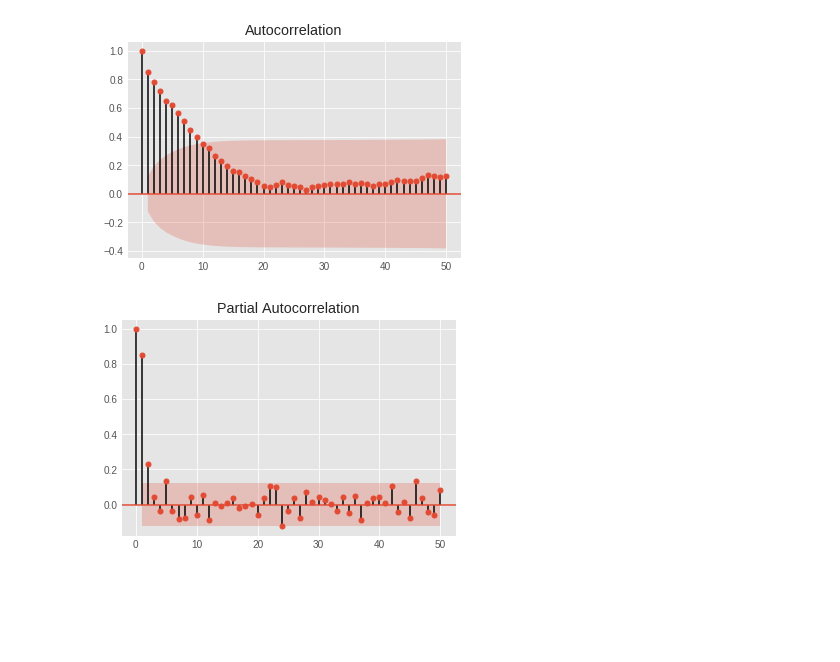
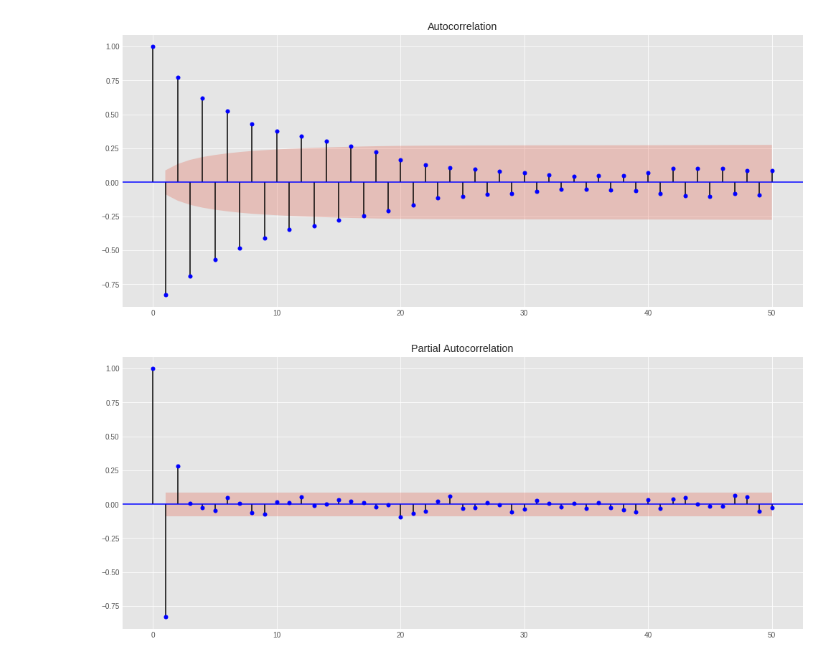
Before and after one commit to ErickEduardoAH/TimeSeriesAnalysis, a Jupyter notebook: 1.3 Time Series Stationary Models - Autoregresive Time Series.ipynb, the cells around one changed output. Saved outputs shown, nothing was run; the diff lists cells and outputs as text; code cells hidden in the pictures; blank space fills up the shorter version.

Commit message:
Agrego ACF yPACF AR 1

```diff
--- a/1.3 Time Series Stationary Models - Autoregresive Time Series.ipynb
+++ b/1.3 Time Series Stationary Models - Autoregresive Time Series.ipynb
@@ -290,0 +409,10 @@ ___
+# %%
+plt.style.use('ggplot')
+plt.figsize=(15,10)
+fig = plot_acf(AR_1['Xt'],lags=lags,c='b')
+fig.set_figwidth(17)
+fig.set_figheight(7)
+fig = plot_pacf(AR_1['Xt'],lags=lags,c='b')
+fig.set_figwidth(17)
+fig.set_figheight(7)
+plt.show()
@@ -292,14 +433,15 @@ ___
 import statsmodels.api as sm
 import numpy as np
 
-ar = np.array([.7,.2])
+ar = np.array([-0.6,.3])
 ma = np.array([0, 0])
-n = 250
+n = 500
 
 np.random.seed(42)
 Xt = sm.tsa.arma_generate_sample(np.r_[1, -ar],np.r_[1, ma],n,1)
 AR_2 = pd.DataFrame(Xt)
 AR_2.columns= ['Xt']
 
+plt.style.use('ggplot')
 plotTimeSeries(AR_2)
 # %% [output]
@@ -338,0 +478,10 @@ plt.show()
+# %%
+from statsmodels.graphics.tsaplots import plot_acf, plot_pacf
+from statsmodels.tsa.stattools import acf, pacf
+
+lags=50
+AR_2_CFS = pd.DataFrame([acf(AR_2['Xt'],nlags=lags),\
+                         pacf(AR_2['Xt'],nlags=lags)])\
+             .transpose()
+AR_2_CFS.columns = ['ACF_AR(2)','PACF_AR(2)']
+AR_2_CFS[:10]
@@ -339,12 +500,13 @@ plt.show()
 # %%
-from statsmodels.graphics.tsaplots import plot_acf
-from statsmodels.graphics.tsaplots import plot_pacf
-
 plt.style.use('ggplot')
 plt.figsize=(15,10)
-plot_acf(AR_2['Xt'],lags=50)
-plot_pacf(AR_2['Xt'],lags=50)
+fig = plot_acf(AR_2['Xt'],lags=lags,c='b')
+fig.set_figwidth(17)
+fig.set_figheight(7)
+fig = plot_pacf(AR_2['Xt'],lags=lags,c='b')
+fig.set_figwidth(17)
+fig.set_figheight(7)
 plt.show()
 # %% [output]
-[figure, old version]
+[figure, new version]
-[figure, old version]
+[figure, new version]
```
Also changed, not shown: parts of 13 cells of this notebook.
